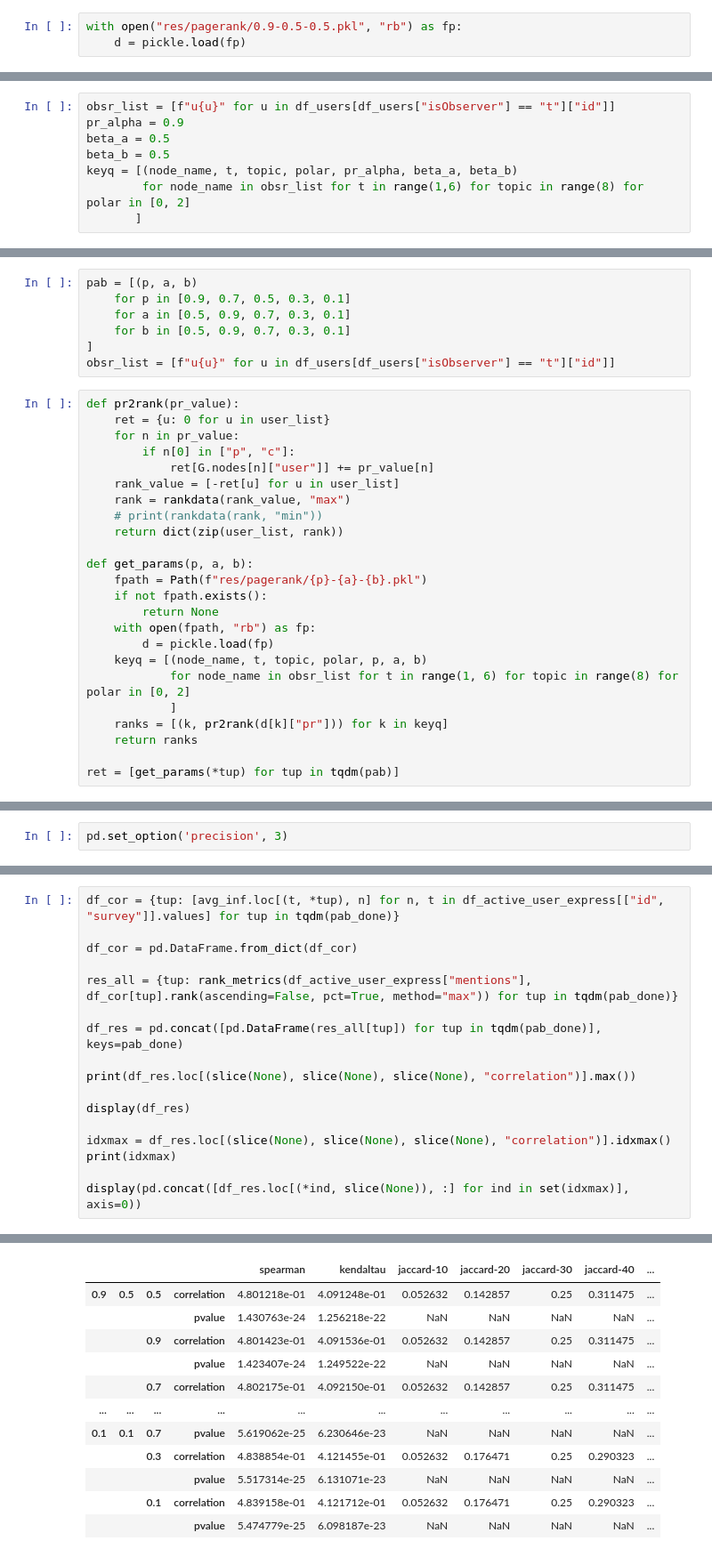
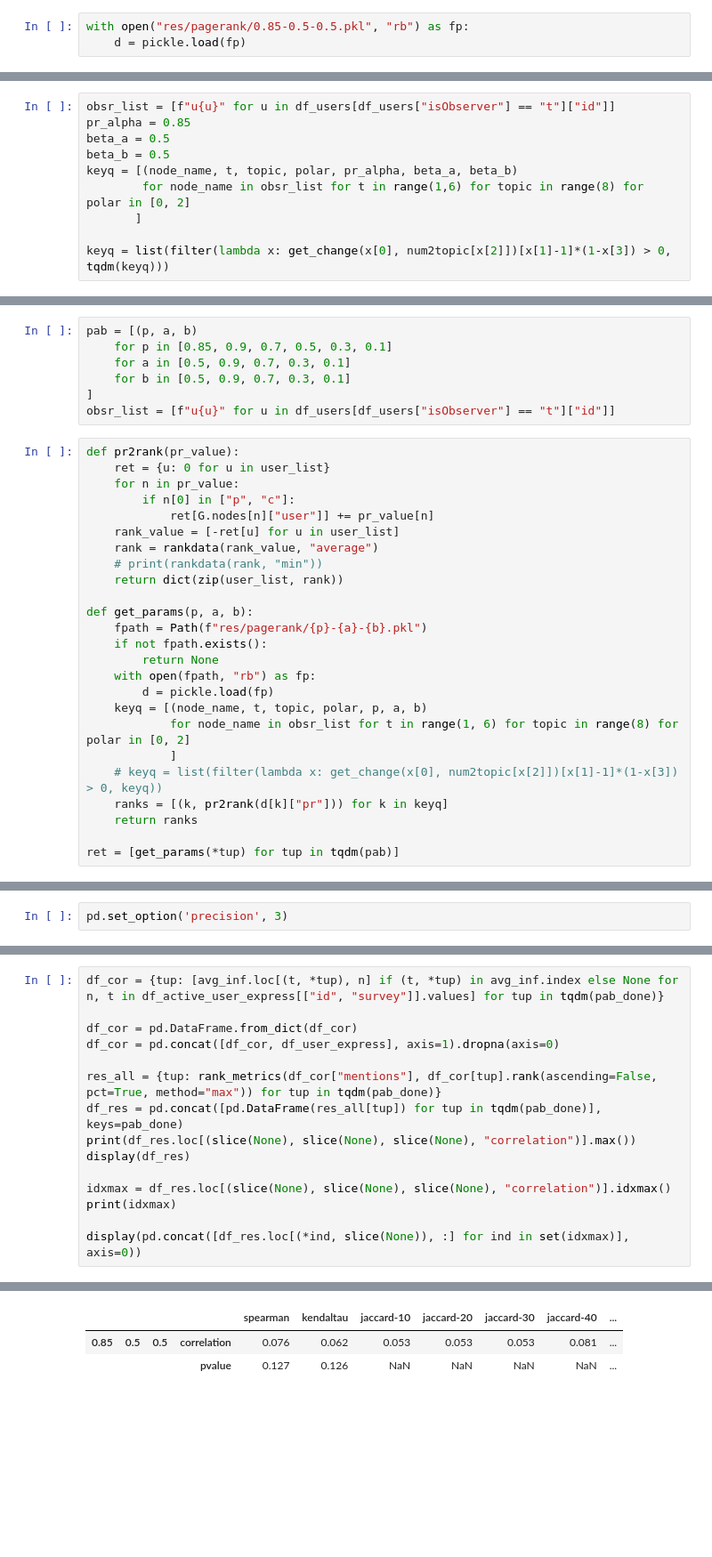
Before and after one commit to ruiliu310/dartpost-research, a Jupyter notebook: pr_results.ipynb, the cells around one changed output, grey strips where cells are left out. Shown at 89% size. Saved outputs shown, nothing was run; the diff lists cells and outputs as text; blank space fills up the shorter version.

```diff
--- a/pr_results.ipynb
+++ b/pr_results.ipynb
@@ -107,5 +146,5 @@ for p in tqdm(G):
 # %%
-with open("res/pagerank/0.9-0.5-0.5.pkl", "rb") as fp:
+with open("res/pagerank/0.85-0.5-0.5.pkl", "rb") as fp:
     d = pickle.load(fp)
 # %%
 df_users[df_users["id"] == 2340]
@@ -118,12 +157,14 @@ user_list = df_users["id"].tolist()
 # user_list = df_users[df_users["isObserver"] == "f"]["id"].tolist()
 # %%
 obsr_list = [f"u{u}" for u in df_users[df_users["isObserver"] == "t"]["id"]]
-pr_alpha = 0.9
+pr_alpha = 0.85
 beta_a = 0.5
 beta_b = 0.5
 keyq = [(node_name, t, topic, polar, pr_alpha, beta_a, beta_b)
         for node_name in obsr_list for t in range(1,6) for topic in range(8) for polar in [0, 2]
        ]
+
+keyq = list(filter(lambda x: get_change(x[0], num2topic[x[2]])[x[1]-1]*(1-x[3]) > 0, tqdm(keyq)))
 # %%
 property_full = {k: d[k]["full_graph"] for k in tqdm(keyq)}
 property_exps = {k: d[k]["exps_graph"] for k in tqdm(keyq)}
@@ -180,6 +200,6 @@ pd.DataFrame.from_dict({
 # %%
 pab = [(p, a, b)
-    for p in [0.9, 0.7, 0.5, 0.3, 0.1]
+    for p in [0.85, 0.9, 0.7, 0.5, 0.3, 0.1]
     for a in [0.5, 0.9, 0.7, 0.3, 0.1]
     for b in [0.5, 0.9, 0.7, 0.3, 0.1]
 ]
@@ -191,7 +211,7 @@ def pr2rank(pr_value):
         if n[0] in ["p", "c"]:
             ret[G.nodes[n]["user"]] += pr_value[n]
     rank_value = [-ret[u] for u in user_list]
-    rank = rankdata(rank_value, "max")
+    rank = rankdata(rank_value, "average")
     # print(rankdata(rank, "min"))
     return dict(zip(user_list, rank))
 
@@ -204,6 +224,7 @@ def get_params(p, a, b):
     keyq = [(node_name, t, topic, polar, p, a, b)
             for node_name in obsr_list for t in range(1, 6) for topic in range(8) for polar in [0, 2]
             ]
+    # keyq = list(filter(lambda x: get_change(x[0], num2topic[x[2]])[x[1]-1]*(1-x[3]) > 0, keyq))
     ranks = [(k, pr2rank(d[k]["pr"])) for k in keyq]
     return ranks
 
@@ -356,14 +344,12 @@ pd.set_option('precision', 3)
 # %%
-df_cor = {tup: [avg_inf.loc[(t, *tup), n] for n, t in df_active_user_express[["id", "survey"]].values] for tup in tqdm(pab_done)}
+df_cor = {tup: [avg_inf.loc[(t, *tup), n] if (t, *tup) in avg_inf.index else None for n, t in df_active_user_express[["id", "survey"]].values] for tup in tqdm(pab_done)}
 
 df_cor = pd.DataFrame.from_dict(df_cor)
+df_cor = pd.concat([df_cor, df_user_express], axis=1).dropna(axis=0)
 
-res_all = {tup: rank_metrics(df_active_user_express["mentions"], df_cor[tup].rank(ascending=False, pct=True, method="max")) for tup in tqdm(pab_done)}
-
+res_all = {tup: rank_metrics(df_cor["mentions"], df_cor[tup].rank(ascending=False, pct=True, method="max")) for tup in tqdm(pab_done)}
 df_res = pd.concat([pd.DataFrame(res_all[tup]) for tup in tqdm(pab_done)], keys=pab_done)
-
 print(df_res.loc[(slice(None), slice(None), slice(None), "correlation")].max())
-
 display(df_res)
 
 idxmax = df_res.loc[(slice(None), slice(None), slice(None), "correlation")].idxmax()
@@ -382,13 +368,4 @@ jaccard-100    0.351351
 dtype: float64
 |  |  |  |  | spearman | kendaltau | jaccard-10 | jaccard-20 | jaccard-30 | jaccard-40 | ... |
-| 0.9 | 0.5 | 0.5 | correlation | 4.801218e-01 | 4.091248e-01 | 0.052632 | 0.142857 | 0.25 | 0.311475 | ... |
-|  |  |  | pvalue | 1.430763e-24 | 1.256218e-22 | NaN | NaN | NaN | NaN | ... |
-|  |  | 0.9 | correlation | 4.801423e-01 | 4.091536e-01 | 0.052632 | 0.142857 | 0.25 | 0.311475 | ... |
-|  |  |  | pvalue | 1.423407e-24 | 1.249522e-22 | NaN | NaN | NaN | NaN | ... |
-|  |  | 0.7 | correlation | 4.802175e-01 | 4.092150e-01 | 0.052632 | 0.142857 | 0.25 | 0.311475 | ... |
-| ... | ... | ... | ... | ... | ... | ... | ... | ... | ... | ... |
-| 0.1 | 0.1 | 0.7 | pvalue | 5.619062e-25 | 6.230646e-23 | NaN | NaN | NaN | NaN | ... |
-|  |  | 0.3 | correlation | 4.838854e-01 | 4.121455e-01 | 0.052632 | 0.176471 | 0.25 | 0.290323 | ... |
-|  |  |  | pvalue | 5.517314e-25 | 6.131071e-23 | NaN | NaN | NaN | NaN | ... |
-|  |  | 0.1 | correlation | 4.839158e-01 | 4.121712e-01 | 0.052632 | 0.176471 | 0.25 | 0.290323 | ... |
-|  |  |  | pvalue | 5.474779e-25 | 6.098187e-23 | NaN | NaN | NaN | NaN | ... |
+| 0.85 | 0.5 | 0.5 | correlation | 0.076 | 0.062 | 0.053 | 0.053 | 0.053 | 0.081 | ... |
+|  |  |  | pvalue | 0.127 | 0.126 | NaN | NaN | NaN | NaN | ... |
```
Also changed, not shown: parts of 16 cells of this notebook, 5 other files.
